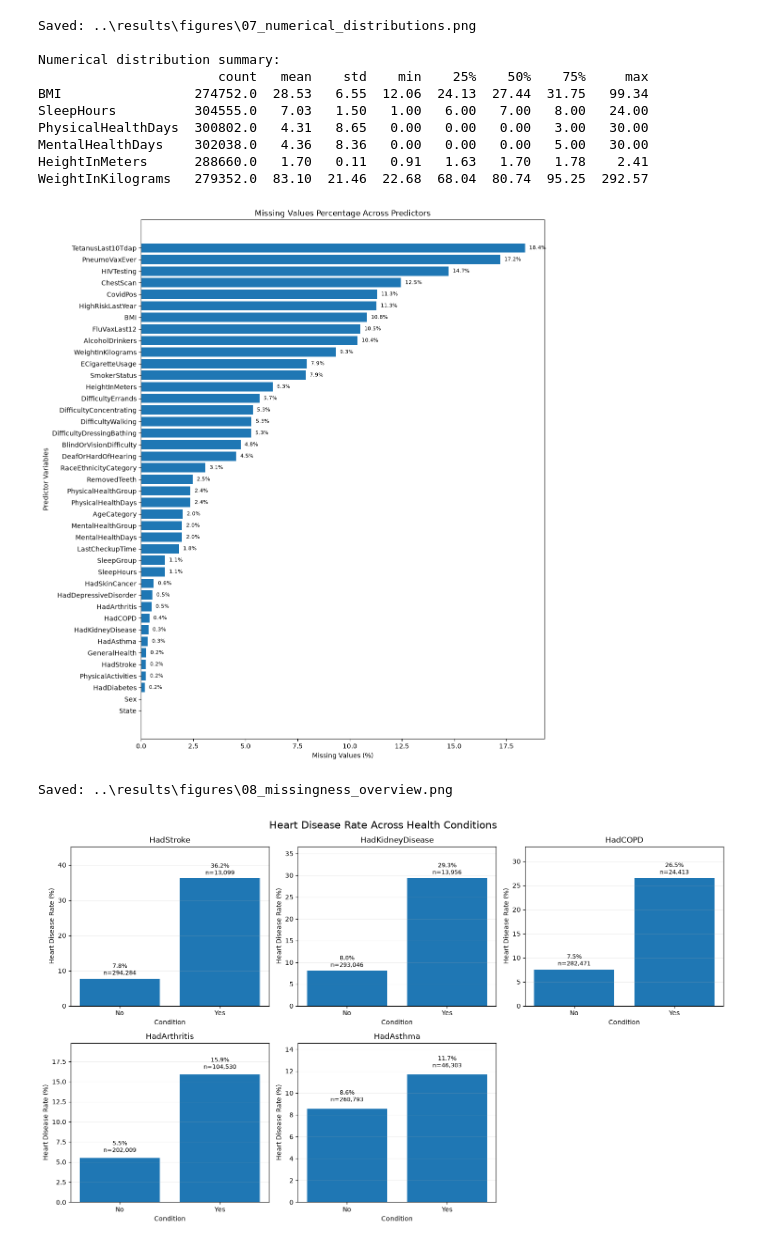
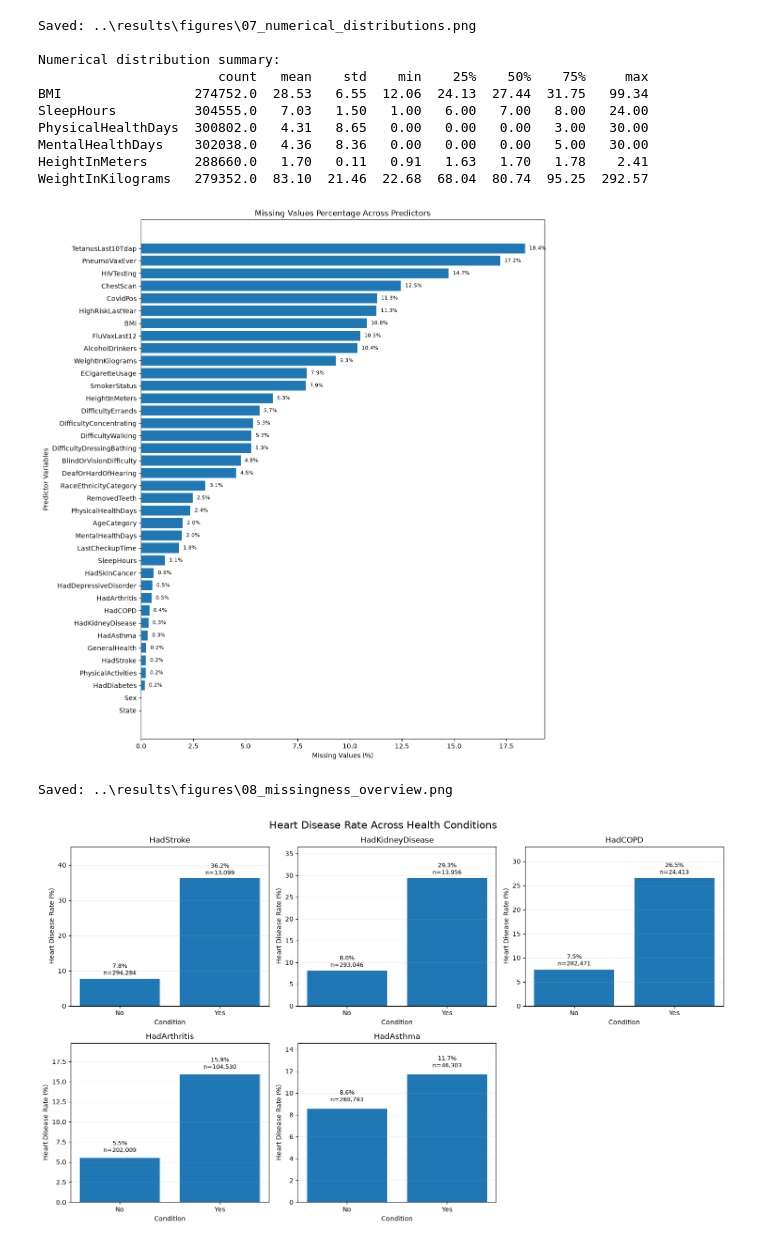
Before and after one commit to aakhalil21/DSAI5101-Project, a Jupyter notebook: notebooks/03_eda.ipynb, the cells around one changed output. Saved outputs shown, nothing was run; the diff lists cells and outputs as text; code cells hidden in the pictures.

```diff
--- a/notebooks/03_eda.ipynb
+++ b/notebooks/03_eda.ipynb
@@ -25,6 +25,10 @@ figures_folder = Path("../results/figures")
 tables_folder = Path("../results/tables")
 figures_folder.mkdir(parents=True, exist_ok=True)
 tables_folder.mkdir(parents=True, exist_ok=True)
+
+# Grouped versions of numeric variables created during this EDA (section 5).
+# They are not original predictors, so predictor summaries exclude them.
+DERIVED_COLUMNS = ["SleepGroup", "BMI_Group", "PhysicalHealthGroup", "MentalHealthGroup"]
 # %%
 df = pd.read_csv("../data/processed/observed/training.csv")
 # %%
@@ -3409,7 +2931,7 @@ excluded_columns = [
     "heart_disease",
     "HadHeartAttack",
     "HadAngina",
-    "BMI_Group"
+    *DERIVED_COLUMNS
 ]
 
 predictor_df = df.drop(
@@ -3425,34 +2947,34 @@ plt.figure(figsize=(11, 12))
 
 bars = plt.barh(
     missing_percent.index,
     missing_percent.values
 )
 
 plt.xlabel("Missing Values (%)")
 plt.ylabel("Predictor Variables")
 plt.title("Missing Values Percentage Across Predictors")
 
 for bar, value in zip(bars, missing_percent.values):
     if value > 0:
         plt.text(
             value + 0.2,
             bar.get_y() + bar.get_height() / 2,
             f"{value:.1f}%",
             va="center",
             fontsize=8
         )
 
 plt.tight_layout()
 
 save_path = figures_folder / "08_missingness_overview.png"
 
 plt.savefig(save_path, dpi=300, bbox_inches="tight")
 plt.show()
 plt.close()
 
 print(f"Saved: {save_path}")
 # %% [output]
-[figure, old version]
+[figure, new version]
 Saved: ..\results\figures\08_missingness_overview.png
 # %%
 import matplotlib.pyplot as plt
```
Also changed, not shown: parts of 47 cells of this notebook, 7 other files.
